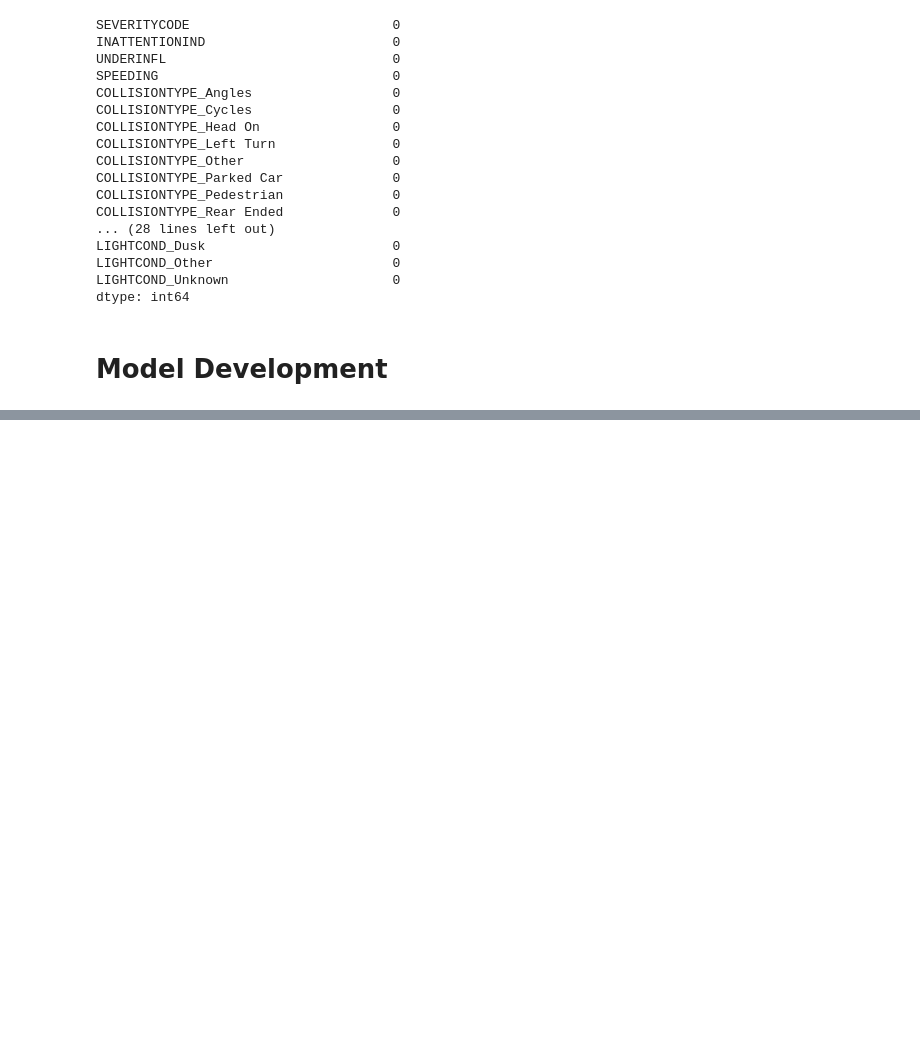
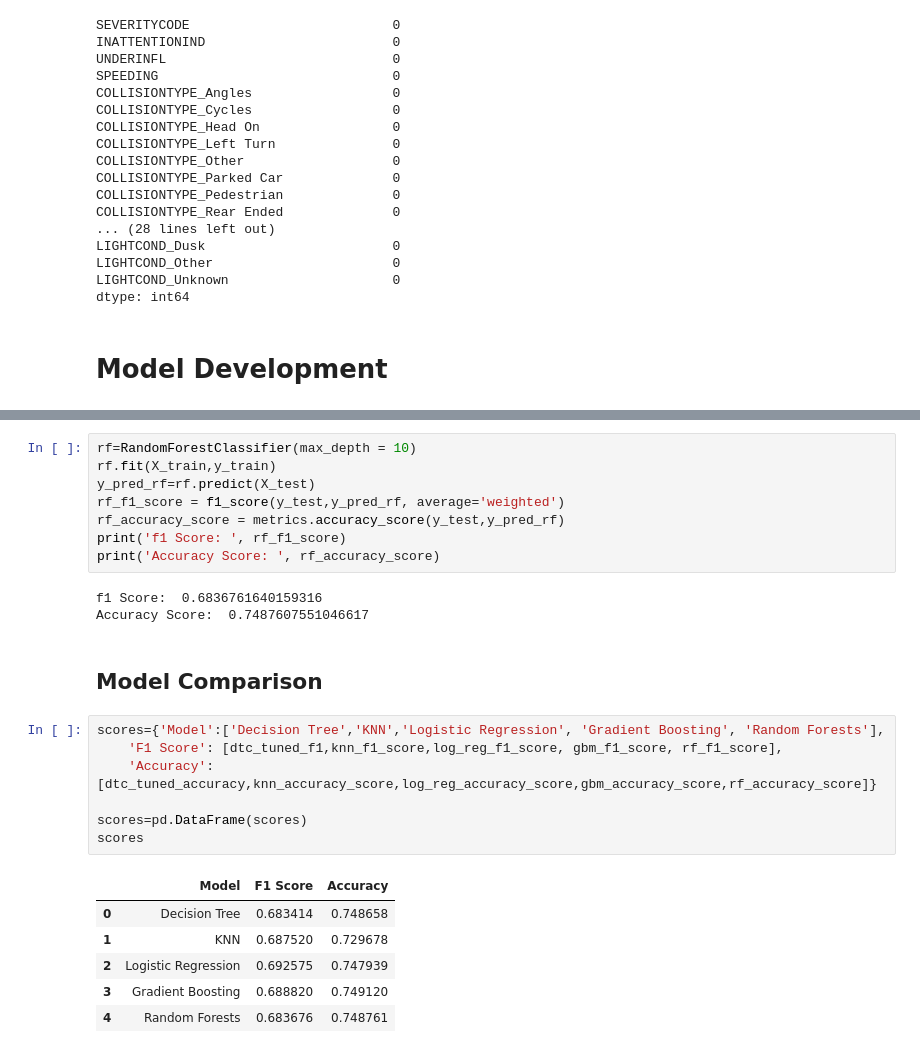
Before and after one commit to kulasedat/IBM-Data-Science-Professional-Certificate, a Jupyter notebook: Car Accident Severity.ipynb, the cells around one changed output, grey strips where cells are left out. Cells and saved outputs as stored; diff of their text form; blank space fills up the shorter version.

```diff
--- a/Car Accident Severity.ipynb
+++ b/Car Accident Severity.ipynb
@@ -198,0 +303,27 @@ dtype: int64
+# %%
+rf=RandomForestClassifier(max_depth = 10)
+rf.fit(X_train,y_train)
+y_pred_rf=rf.predict(X_test)
+rf_f1_score = f1_score(y_test,y_pred_rf, average='weighted')
+rf_accuracy_score = metrics.accuracy_score(y_test,y_pred_rf)
+print('f1 Score: ', rf_f1_score)
+print('Accuracy Score: ', rf_accuracy_score)
+# %% [output]
+f1 Score:  0.6836761640159316
+Accuracy Score:  0.7487607551046617
+# %% [markdown]
+## Model Comparison
+# %%
+scores={'Model':['Decision Tree','KNN','Logistic Regression', 'Gradient Boosting', 'Random Forests'],
+    'F1 Score': [dtc_tuned_f1,knn_f1_score,log_reg_f1_score, gbm_f1_score, rf_f1_score],
+    'Accuracy': [dtc_tuned_accuracy,knn_accuracy_score,log_reg_accuracy_score,gbm_accuracy_score,rf_accuracy_score]}
+
+scores=pd.DataFrame(scores)
+scores
+# %% [output]
+|  | Model | F1 Score | Accuracy |
+| 0 | Decision Tree | 0.683414 | 0.748658 |
+| 1 | KNN | 0.687520 | 0.729678 |
+| 2 | Logistic Regression | 0.692575 | 0.747939 |
+| 3 | Gradient Boosting | 0.688820 | 0.749120 |
+| 4 | Random Forests | 0.683676 | 0.748761 |
```
Also changed, not shown: parts of 17 cells of this notebook.
